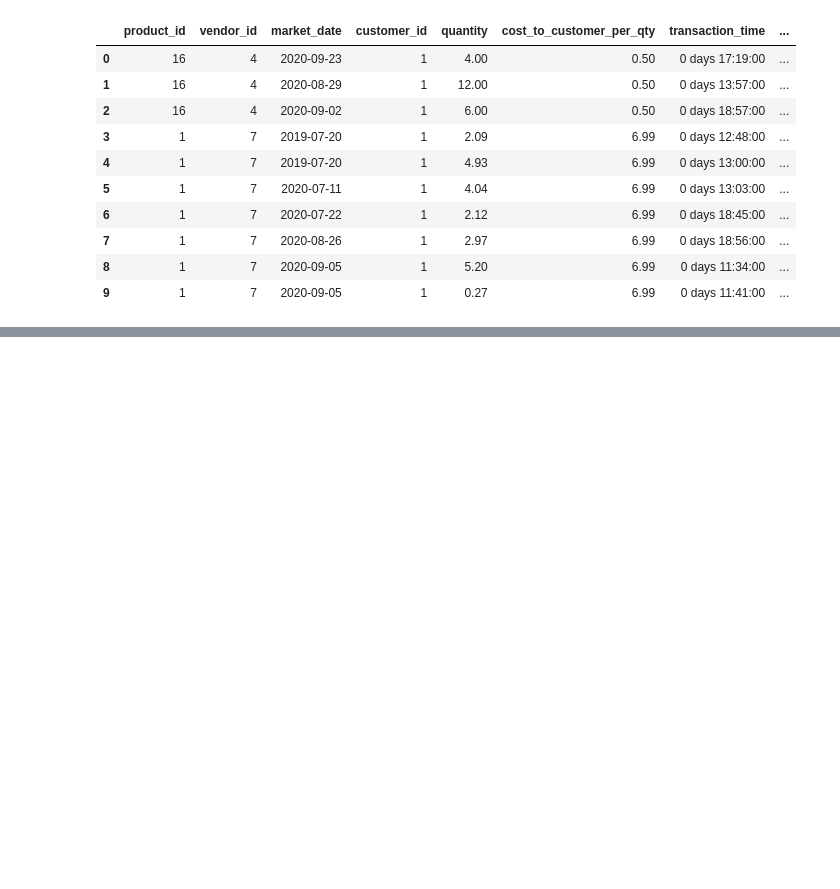
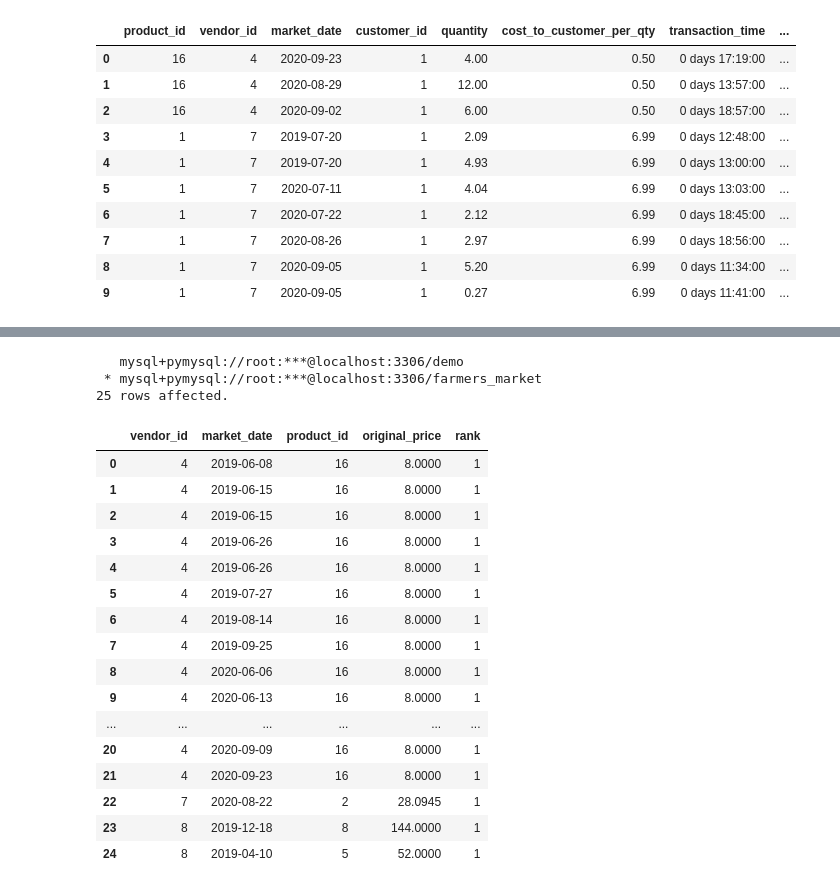
Before and after one commit to KunalNeon/SQL-For-Data-Scientist, a Jupyter notebook: sql.ipynb, the cells around one changed output, grey strips where cells are left out. Saved outputs shown, nothing was run; the diff lists cells and outputs as text; code cells hidden in the pictures; blank space fills up the shorter version.

```diff
--- a/sql.ipynb
+++ b/sql.ipynb
@@ -1306,0 +1313,35 @@ from farmers_market.customer_purchases order by customer_id desc
+# %%
+query25='''
+select * from
+(
+select vendor_id,market_date, product_id,
+(quantity* cost_to_customer_per_qty) as original_price,
+rank() over ( partition by vendor_id order by quantity desc) as 'rank'
+
+from farmers_market.customer_purchases order by vendor_id,original_price desc
+)  as x
+where x.rank=1
+
+'''
+%sql $query25
+# %% [output]
+   mysql+pymysql://root:***@localhost:3306/demo
+ * mysql+pymysql://root:***@localhost:3306/farmers_market
+25 rows affected.
+|  | vendor_id | market_date | product_id | original_price | rank |
+| 0 | 4 | 2019-06-08 | 16 | 8.0000 | 1 |
+| 1 | 4 | 2019-06-15 | 16 | 8.0000 | 1 |
+| 2 | 4 | 2019-06-15 | 16 | 8.0000 | 1 |
+| 3 | 4 | 2019-06-26 | 16 | 8.0000 | 1 |
+| 4 | 4 | 2019-06-26 | 16 | 8.0000 | 1 |
+| 5 | 4 | 2019-07-27 | 16 | 8.0000 | 1 |
+| 6 | 4 | 2019-08-14 | 16 | 8.0000 | 1 |
+| 7 | 4 | 2019-09-25 | 16 | 8.0000 | 1 |
+| 8 | 4 | 2020-06-06 | 16 | 8.0000 | 1 |
+| 9 | 4 | 2020-06-13 | 16 | 8.0000 | 1 |
+| ... | ... | ... | ... | ... | ... |
+| 20 | 4 | 2020-09-09 | 16 | 8.0000 | 1 |
+| 21 | 4 | 2020-09-23 | 16 | 8.0000 | 1 |
+| 22 | 7 | 2020-08-22 | 2 | 28.0945 | 1 |
+| 23 | 8 | 2019-12-18 | 8 | 144.0000 | 1 |
+| 24 | 8 | 2019-04-10 | 5 | 52.0000 | 1 |
```
Also changed, not shown: parts of 2 cells of this notebook.
